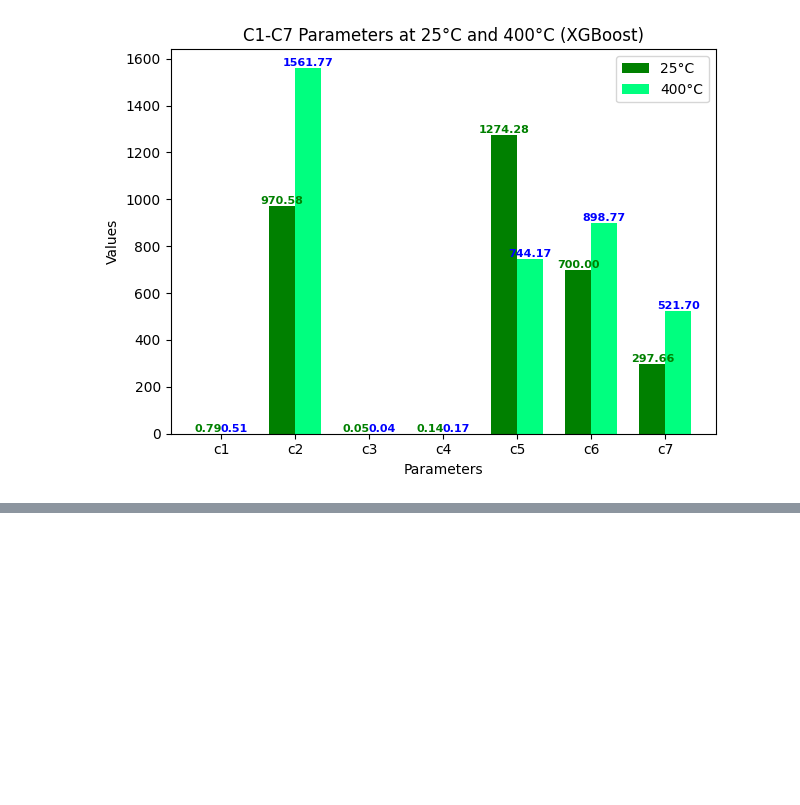
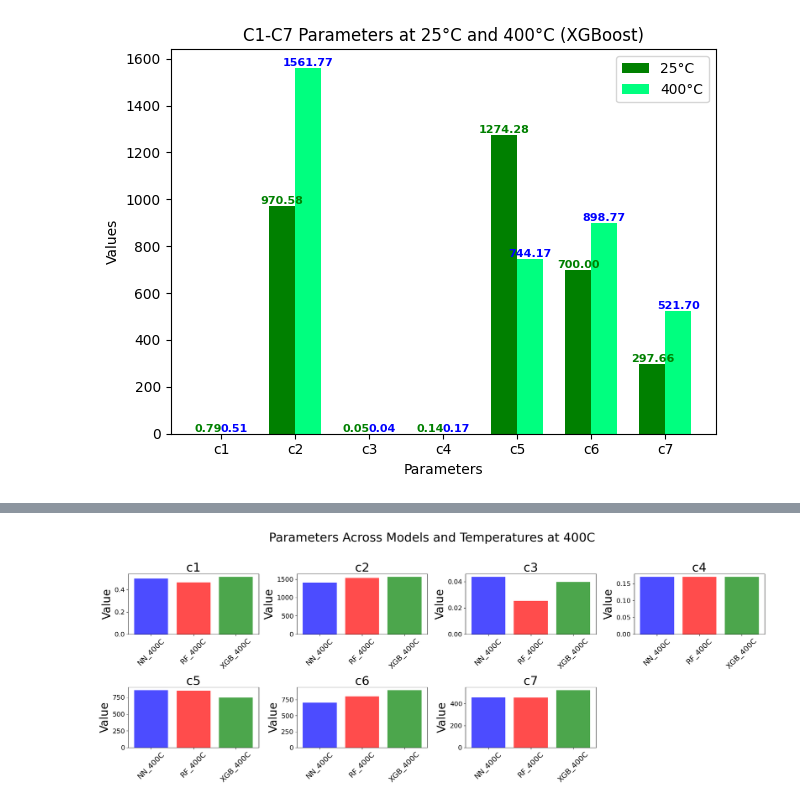
Before and after one commit to LianjGroup/Machine-Learning-Assisted-Optimization-of-Hardening-Parameters, a Jupyter notebook: MAIN/MODELS/paramVisualisation.ipynb, the cells around one changed output, grey strips where cells are left out. Cells and saved outputs as stored; diff of their text form; code cells hidden in the pictures; blank space fills up the shorter version.

```diff
--- a/MAIN/MODELS/paramVisualisation.ipynb
+++ b/MAIN/MODELS/paramVisualisation.ipynb
@@ -154,0 +152,43 @@ plt.show()
+# %%
+import matplotlib.pyplot as plt
+import numpy as np
+
+# Data for each model and temperature
+data = {
+    'NN_400C': [0.4973, 1406.2655, 0.0436, 0.17, 856.2399, 700, 456.0186],
+    'RF_400C': [0.46484015585962063, 1532.01584235373, 0.025253304551182923, 0.17, 849.9930171030272, 802.4340410589097, 452.703450494406],
+    'XGB_400C': [0.5134881138801575, 1561.7705078125, 0.03979836031794548, 0.17, 744.1658325195312, 898.7704467773438, 521.6972045898438]
+}
+
+# Create subplots for each parameter (c1 to c7)
+fig, axes = plt.subplots(2, 4, figsize=(20, 8))
+
+# Flatten the axes for easy iteration
+axes = np.ravel(axes)
+
+# Specify colors
+colors = ['blue', 'red', 'green', 'blue', 'red', 'green', 'black']
+
+# Iterate over parameters
+for i, parameter in enumerate(['c1', 'c2', 'c3', 'c4', 'c5', 'c6', 'c7']):
+    # Iterate over specified models and 'Experimental'
+    for j, (model_temp, values) in enumerate(data.items()):
+        model, temp = model_temp.split('_')
+        axes[i].bar(model_temp, values[i], color=colors[j], alpha=0.7)
+
+    #axes[i].set_xlabel('Models and Temperature', fontsize=22)
+    axes[i].set_ylabel(f'Value', fontsize=24)
+    axes[i].set_title(f'{parameter}', fontsize=26)
+    axes[i].tick_params(axis='x', rotation=45, labelsize=16)  # Rotate x-axis labels and increase tick label size
+    axes[i].tick_params(axis='y', labelsize=14)  # Increase tick label size for y-axis
+
+
+fig.delaxes(axes[-1])
+
+# Add a main title
+fig.suptitle('Parameters Across Models and Temperatures at 400C', fontsize=26)
+
+plt.tight_layout(rect=[0, 0.03, 1, 0.95])
+plt.show()
+# %% [output]
+[figure, added]
```
Also changed, not shown: parts of 1 cell of this notebook, 6 other files.
